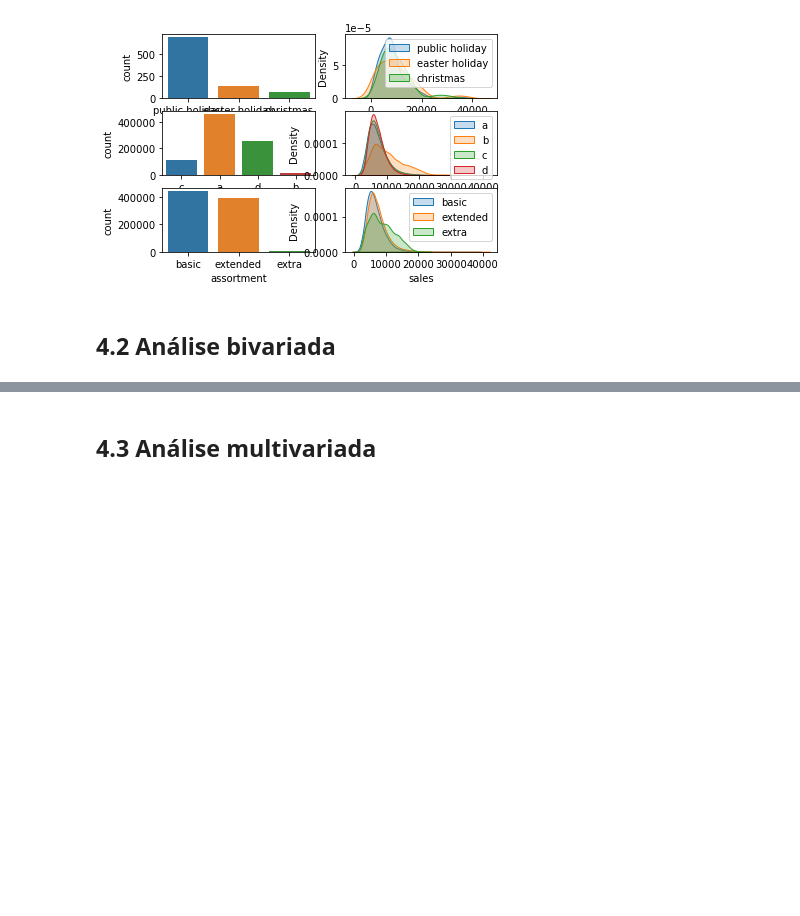
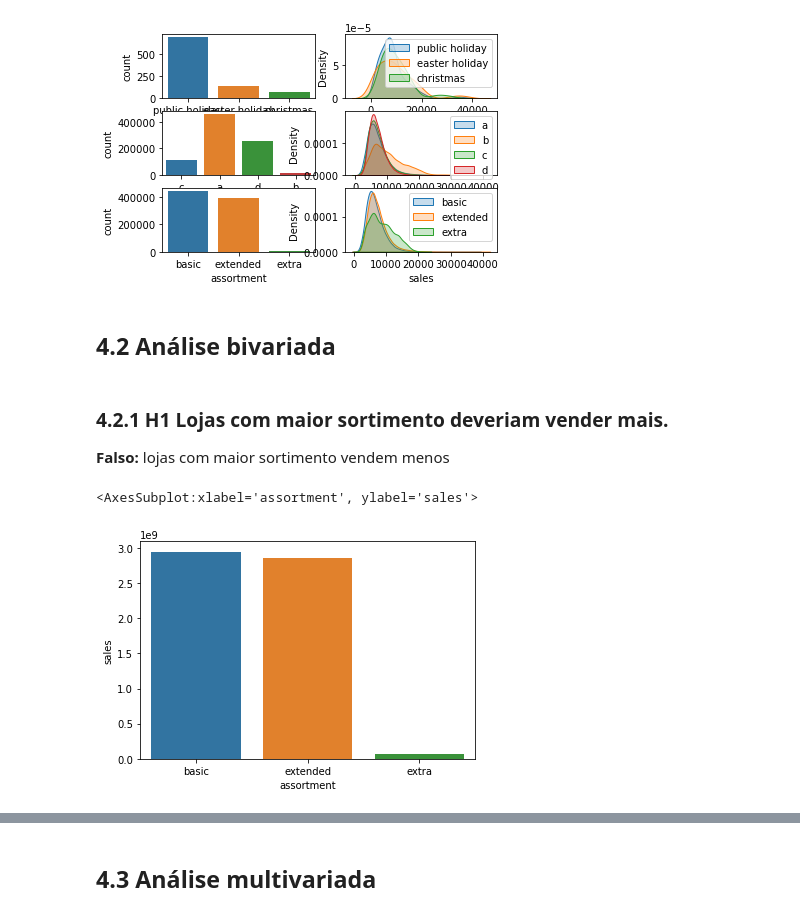
Before and after one commit to paixaols/rossmann-store-sales, a Jupyter notebook: Rossmann_sales_prediction.ipynb, the cells around one changed output, grey strips where cells are left out. Saved outputs shown, nothing was run; the diff lists cells and outputs as text; code cells hidden in the pictures; blank space fills up the shorter version.

Commit message:
Start exploratory data analysis

```diff
--- a/Rossmann_sales_prediction.ipynb
+++ b/Rossmann_sales_prediction.ipynb
@@ -406,3 +406,12 @@ plt.legend()
 [figure]
 # %% [markdown]
 ## 4.2 Análise bivariada
+# %% [markdown]
+### 4.2.1 H1 Lojas com maior sortimento deveriam vender mais.
+**Falso:** lojas com maior sortimento vendem menos
+# %%
+aux1 = df4[['assortment', 'sales']].groupby('assortment').sum().reset_index()
+sns.barplot(x = 'assortment', y = 'sales', data = aux1)
+# %% [output]
+<AxesSubplot:xlabel='assortment', ylabel='sales'>
+[figure, added]
```
Also changed, not shown: parts of 6 cells of this notebook.
